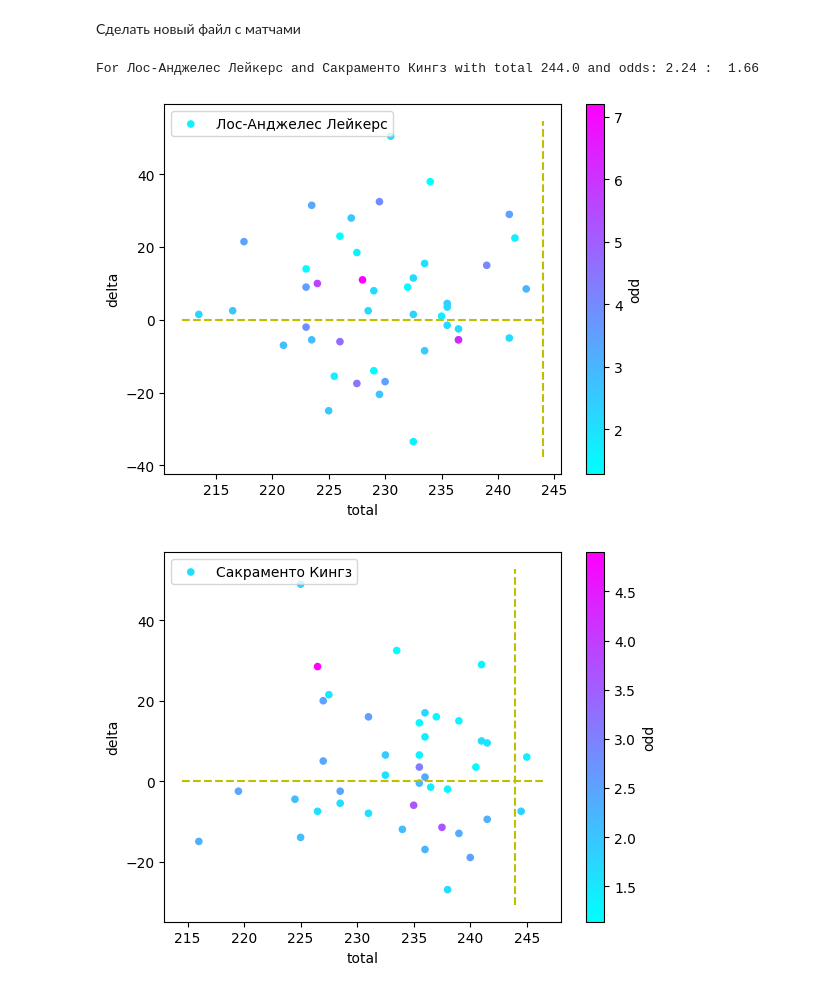
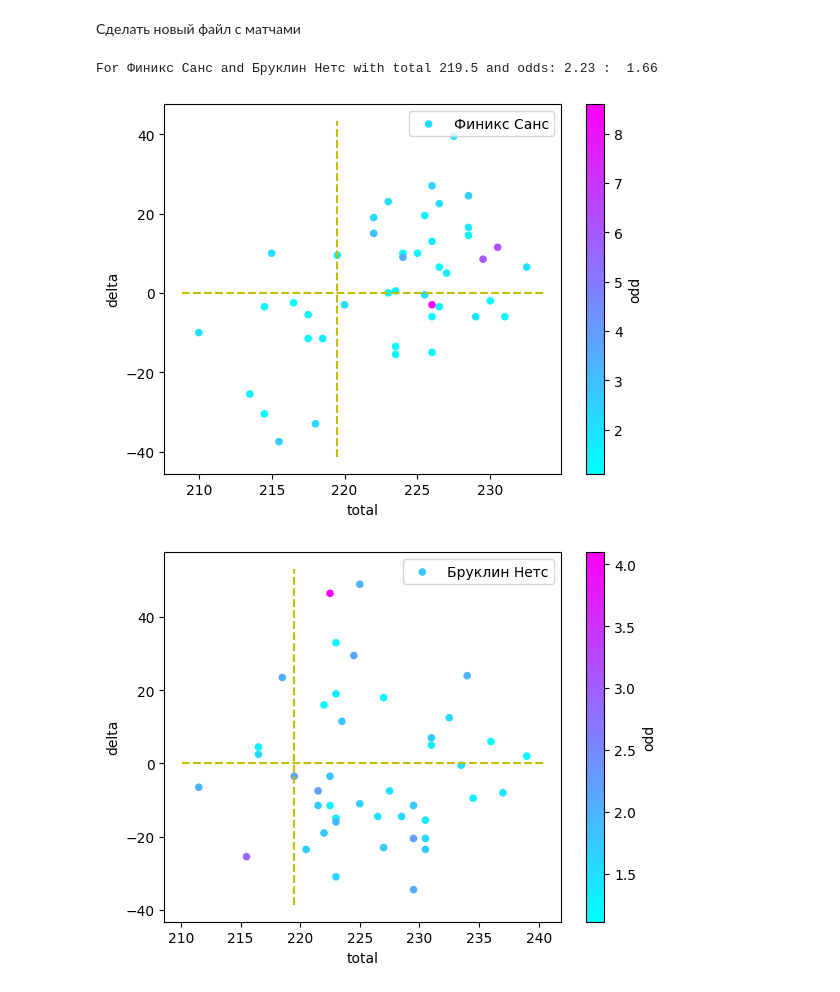
Before and after one commit to glahiator/basket_total, a Jupyter notebook: analyze.ipynb, the cells around one changed output. Saved outputs shown, nothing was run; the diff lists cells and outputs as text; code cells hidden in the pictures.

```diff
--- a/analyze.ipynb
+++ b/analyze.ipynb
@@ -172,18 +172,18 @@ def complete_match(home, away, total):
 # %%
 import datetime, json
 import pandas as pd
 
 today = pd.read_json("storage/today.json" )
 del today["id"]
 del today["gandicap"]
 
-m = today.iloc[8]
+m = today.iloc[4]
 print( f"For {m['home']} and {m['away']} with total {m['total']} and odds: {m['odd_h']} :  {m['odd_a']}")
 complete_match( m['home'], m['away'], m['total'] )
 # %% [output]
-For Лос-Анджелес Лейкерс and Сакраменто Кингз with total 244.0 and odds: 2.24 :  1.66
+For Финикс Санс and Бруклин Нетс with total 219.5 and odds: 2.23 :  1.66
-[figure, old version]
+[figure, new version]
-[figure, old version]
+[figure, new version]
 # %%
 # get_team_chrono_delta( m['home'], m['total'] )
 # get_team_chrono_delta_place(m['home'], m['total'], 'home' )
```
Also changed, not shown: parts of 2 cells of this notebook, 3 other files.
